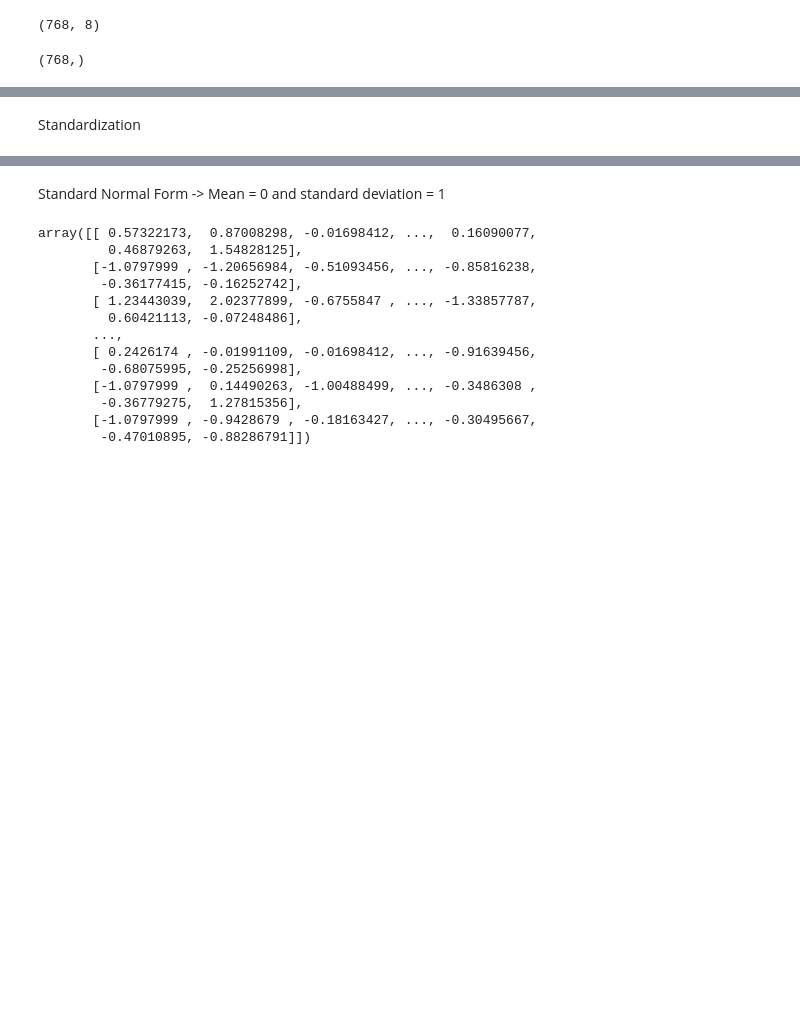
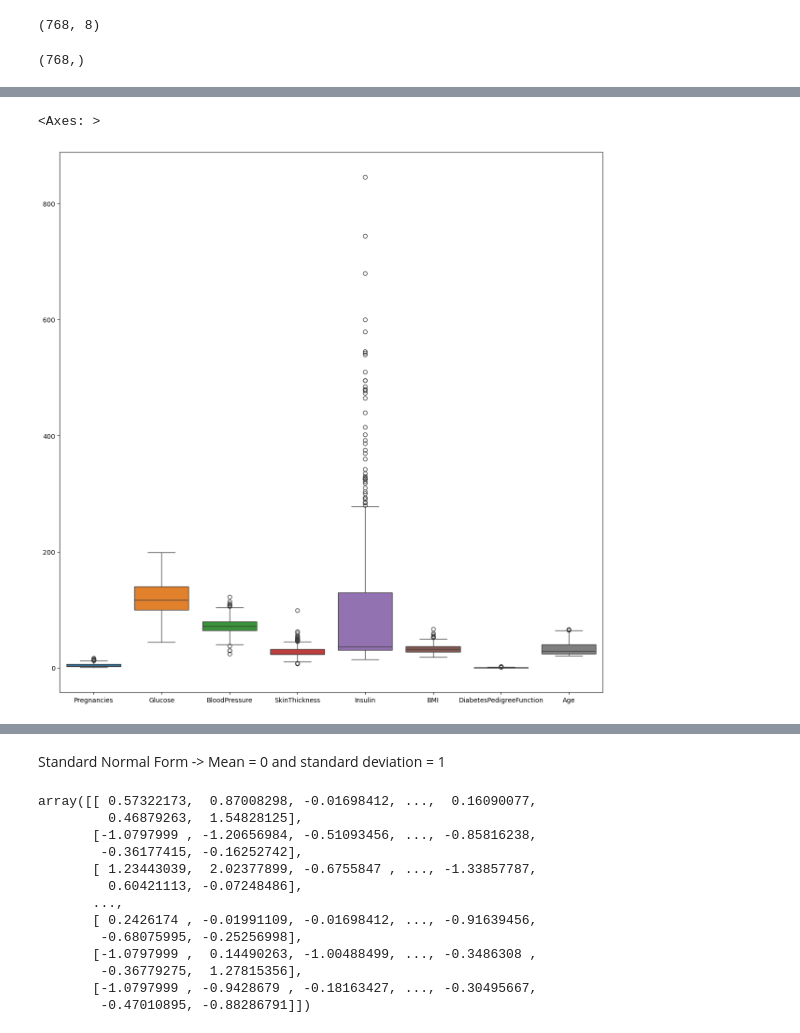
Before and after one commit to vaibhav-arde/MLNotes, a Jupyter notebook: Day_09/Hands-On Predective Analysis in Diabetes/Hands_On_Predictive_Analysis_in_Diabetes.ipynb, the cells around one changed output, grey strips where cells are left out. Drawn from its saved outputs; the diff is of its cells as text; code cells hidden in the pictures; blank space fills up the shorter version.

Commit message:
Outlier Detection and Normalization

```diff
--- a/Day_09/Hands-On Predective Analysis in Diabetes/Hands_On_Predictive_Analysis_in_Diabetes.ipynb
+++ b/Day_09/Hands-On Predective Analysis in Diabetes/Hands_On_Predictive_Analysis_in_Diabetes.ipynb
@@ -469,8 +473,8 @@ y.shape
 # %%
 # Removing outliers for all required columns
 cols = ['Pregnancies', 'Glucose', 'BloodPressure', 'SkinThickness', 'Insulin', 'BMI', 'DiabetesPedigreeFunction', 'Age']
-X_outlier_detection=X
-y_outlier_detection=y
+# X_outlier_detection=X
+# y_outlier_detection=y
 for col in cols:
     Q1 = X[col].quantile(0.25)
     Q3 = X[col].quantile(0.75)
@@ -478,7 +482,10 @@ for col in cols:
     lower_bound = Q1 - 1.5 * IQR
     upper_bound = Q3 + 1.5 * IQR
     mask = (X[col] >= lower_bound) & (X[col] <= upper_bound)
-    X_outlier_detection = X_outlier_detection_total[mask]
-    y_outlier_detection = y_outlier_detection_total[mask]
+    X_outlier_detection = X[mask]
+    y_outlier_detection = y[mask]
+    # X_outlier_detection = X_outlier_detection_total[mask]
+    # y_outlier_detection = y_outlier_detection_total[mask]
+    print(mask)
     for idx, name in enumerate(mask.value_counts().index.tolist()):
      print(f"for {col},{name}->{mask.value_counts()[idx]}")
@@ -485,2 +510,7 @@ for col in cols:
-# %% [markdown]
-Standardization
+# %%
+fig, ax = plt.subplots(figsize = (15, 15))
+sns.boxplot(data = X_outlier_detection, ax=ax)
+# plt.savefig('boxPlotPostOutlierRemoval.jpg')
+# %% [output]
+<Axes: >
+[figure, added]
```
Also changed, not shown: parts of 5 cells of this notebook, 1 other file.
